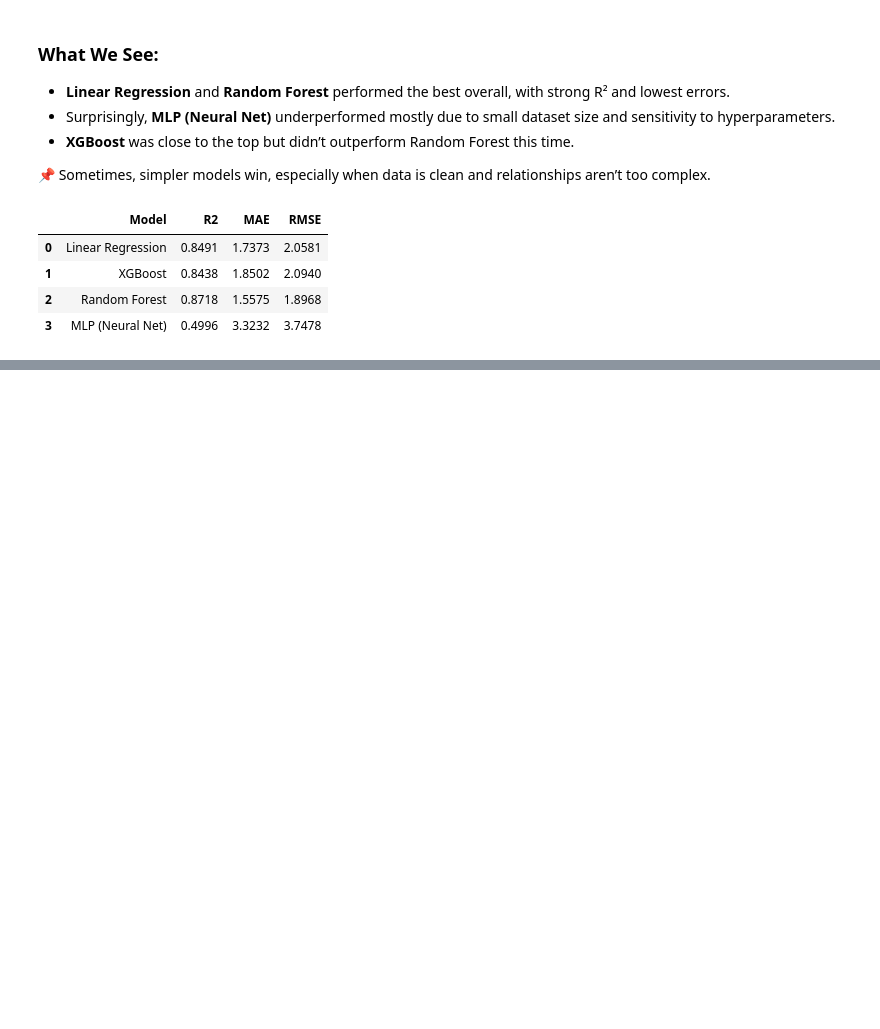
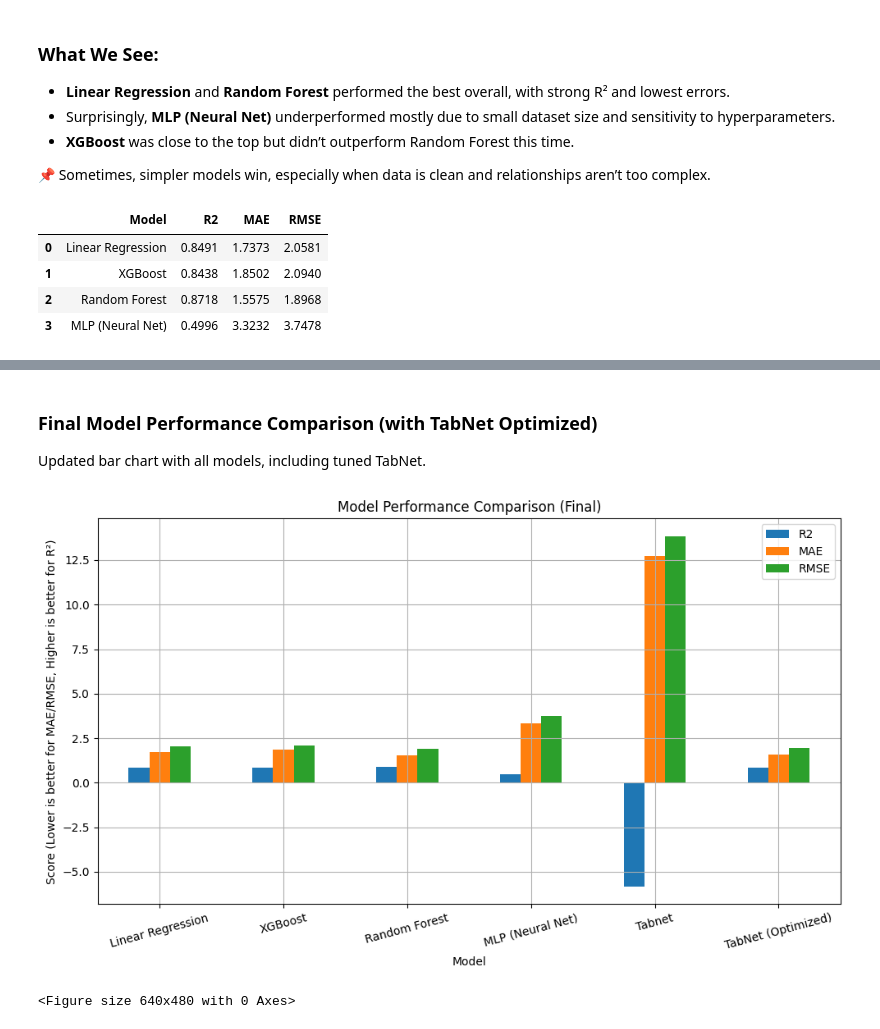
Before and after one commit to paritosh100/ipsc-differentiation-predictor, a Jupyter notebook: Modeling.ipynb, the cells around one changed output, grey strips where cells are left out. Cells and saved outputs as stored; diff of their text form; code cells hidden in the pictures; blank space fills up the shorter version.

```diff
--- a/Modeling.ipynb
+++ b/Modeling.ipynb
@@ -199,0 +333,34 @@ metrics.round(4)
+# %% [markdown]
+### Final Model Performance Comparison (with TabNet Optimized)
+Updated bar chart with all models, including tuned TabNet.
+# %%
+# Updated metrics table
+metrics = pd.DataFrame({
+    'Model': [
+        'Linear Regression',
+        'XGBoost',
+        'Random Forest',
+        'MLP (Neural Net)',
+        'Tabnet',
+        'TabNet (Optimized)'
+    ],
+    'R2': [0.8491, 0.8438, 0.8718, 0.4996,-5.832, 0.8622],
+    'MAE': [1.7373, 1.8502, 1.5575, 3.3232,12.7414, 1.5711],
+    'RMSE': [2.0581, 2.0940, 1.8968, 3.7478,13.8478, 1.9670]
+})
+# %%
+metrics.set_index('Model')[['R2', 'MAE', 'RMSE']].plot(
+    kind='bar',
+    figsize=(10, 6),
+    rot=15,
+    title="Model Performance Comparison (Final)"
+)
+plt.ylabel("Score (Lower is better for MAE/RMSE, Higher is better for R²)")
+plt.grid(True)
+plt.tight_layout()
+plt.show()
+
+plt.savefig("model_comparison_final.png")
+# %% [output]
+[figure, added]
+<Figure size 640x480 with 0 Axes>
```
Also changed, not shown: parts of 23 cells of this notebook, 2 other files.
